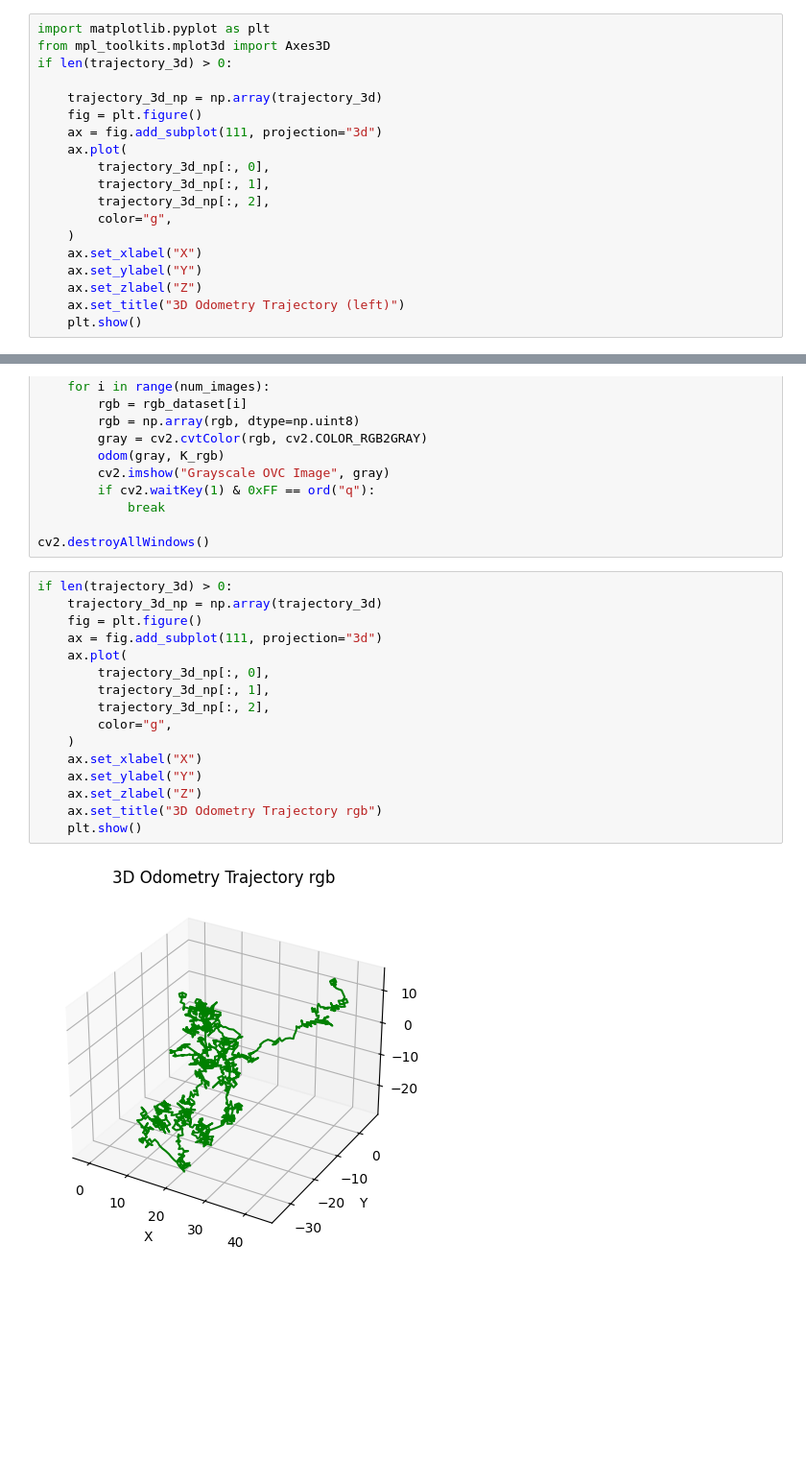
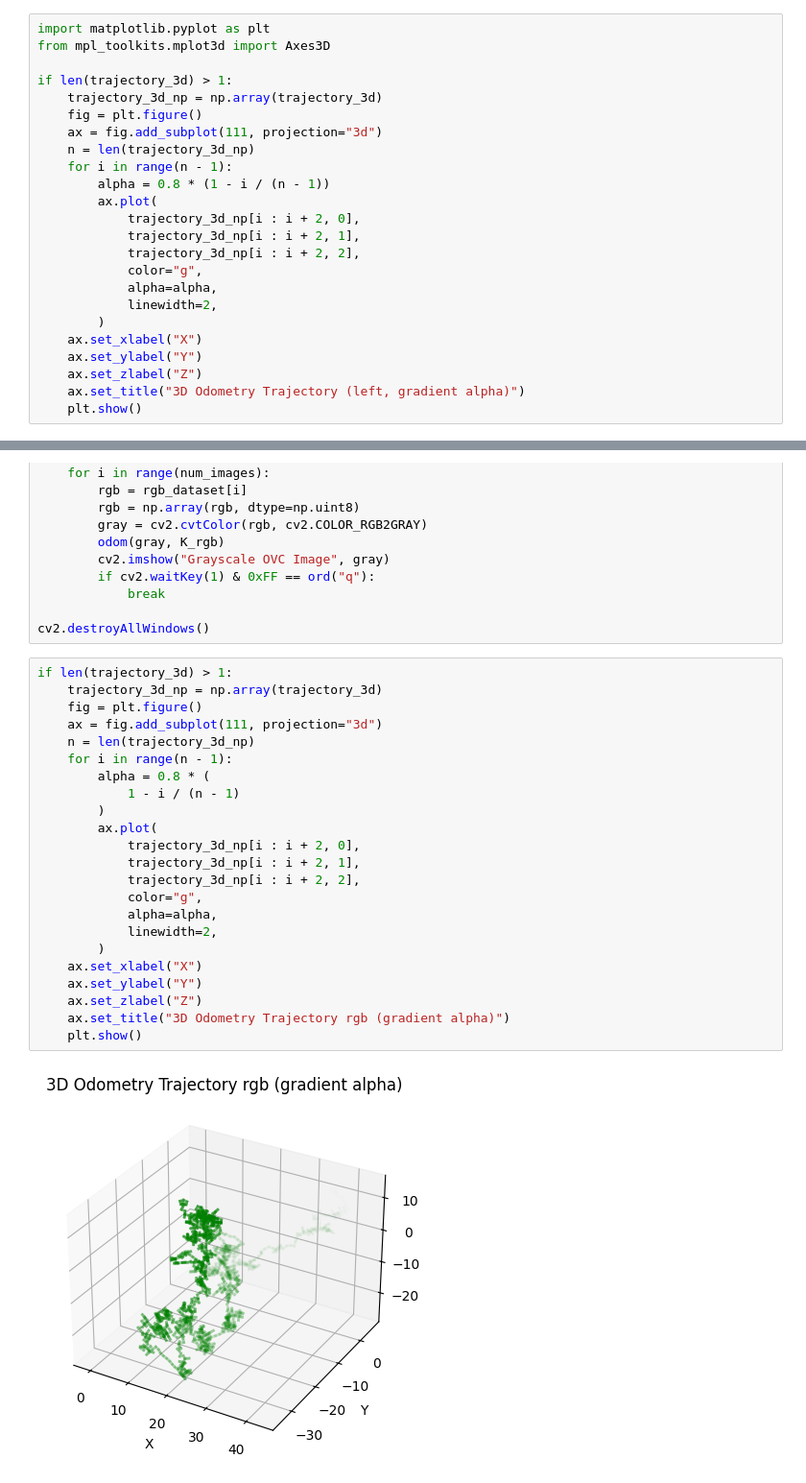
Before and after one commit to theSPGN/VisualOdometry, a Jupyter notebook: main.ipynb, the cells around one changed output, grey strips where cells are left out. Shown: that part at 96% size. Saved outputs shown, nothing was run; the diff lists cells and outputs as text; blank space fills up the shorter version.

```diff
--- a/main.ipynb
+++ b/main.ipynb
@@ -197,20 +198,25 @@ cv2.destroyAllWindows()
 # %%
 import matplotlib.pyplot as plt
 from mpl_toolkits.mplot3d import Axes3D
-if len(trajectory_3d) > 0:
 
+if len(trajectory_3d) > 1:
     trajectory_3d_np = np.array(trajectory_3d)
     fig = plt.figure()
     ax = fig.add_subplot(111, projection="3d")
-    ax.plot(
-        trajectory_3d_np[:, 0],
-        trajectory_3d_np[:, 1],
-        trajectory_3d_np[:, 2],
-        color="g",
-    )
+    n = len(trajectory_3d_np)
+    for i in range(n - 1):
+        alpha = 0.8 * (1 - i / (n - 1))
+        ax.plot(
+            trajectory_3d_np[i : i + 2, 0],
+            trajectory_3d_np[i : i + 2, 1],
+            trajectory_3d_np[i : i + 2, 2],
+            color="g",
+            alpha=alpha,
+            linewidth=2,
+        )
     ax.set_xlabel("X")
     ax.set_ylabel("Y")
     ax.set_zlabel("Z")
-    ax.set_title("3D Odometry Trajectory (left)")
+    ax.set_title("3D Odometry Trajectory (left, gradient alpha)")
     plt.show()
 # %% [output]
@@ -234,20 +240,27 @@ with h5py.File(FILE_PATH, "r") as file:
 
 cv2.destroyAllWindows()
 # %%
-if len(trajectory_3d) > 0:
+if len(trajectory_3d) > 1:
     trajectory_3d_np = np.array(trajectory_3d)
     fig = plt.figure()
     ax = fig.add_subplot(111, projection="3d")
-    ax.plot(
-        trajectory_3d_np[:, 0],
-        trajectory_3d_np[:, 1],
-        trajectory_3d_np[:, 2],
-        color="g",
-    )
+    n = len(trajectory_3d_np)
+    for i in range(n - 1):
+        alpha = 0.8 * (
+            1 - i / (n - 1)
+        )
+        ax.plot(
+            trajectory_3d_np[i : i + 2, 0],
+            trajectory_3d_np[i : i + 2, 1],
+            trajectory_3d_np[i : i + 2, 2],
+            color="g",
+            alpha=alpha,
+            linewidth=2,
+        )
     ax.set_xlabel("X")
     ax.set_ylabel("Y")
     ax.set_zlabel("Z")
-    ax.set_title("3D Odometry Trajectory rgb")
+    ax.set_title("3D Odometry Trajectory rgb (gradient alpha)")
     plt.show()
 # %% [output]
-[figure, old version]
+[figure, new version]
```
Also changed, not shown: parts of 3 cells of this notebook.
